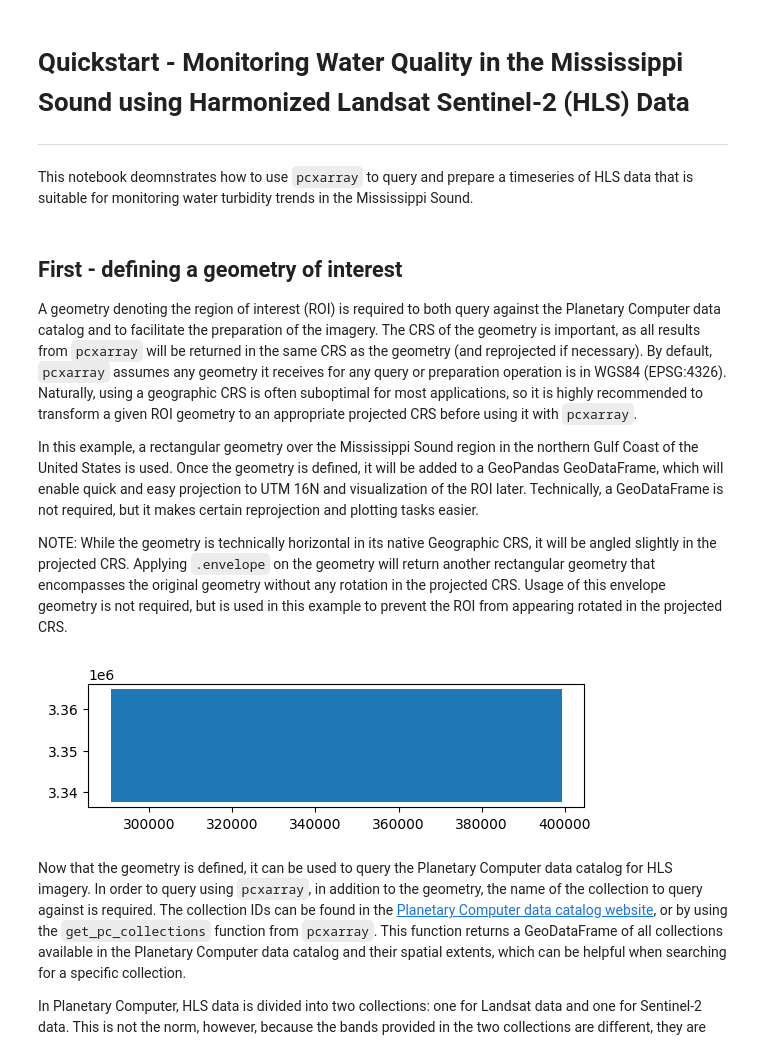
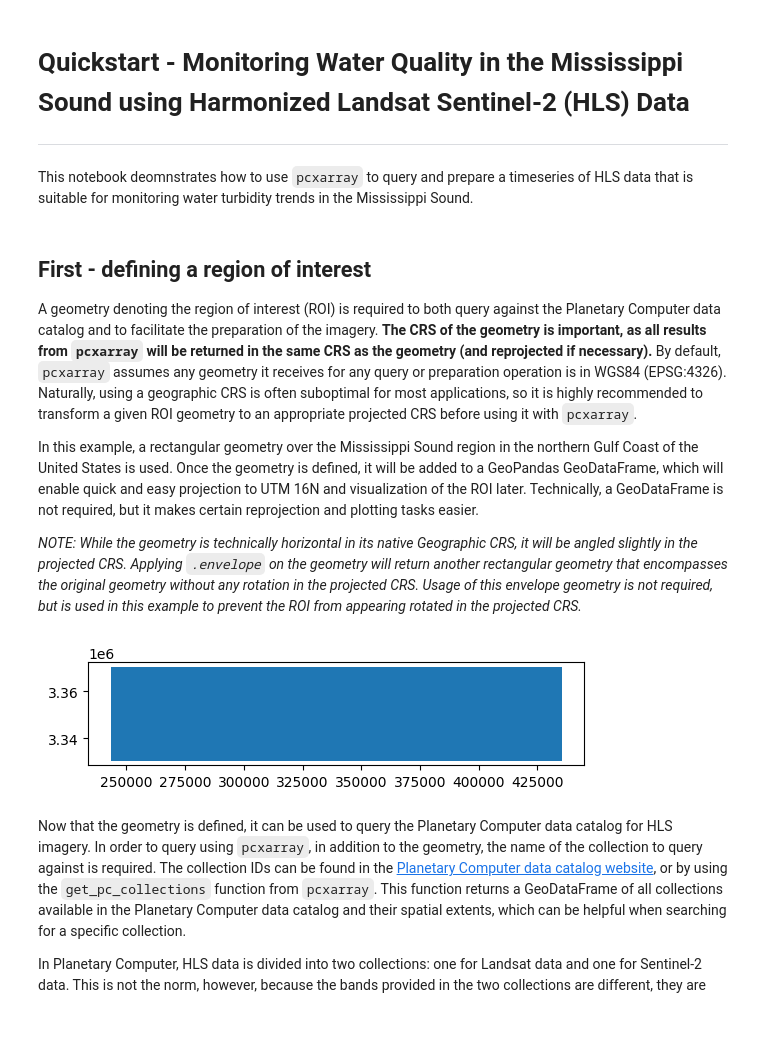
Before and after one commit to gcermsu/pcxarray, a Jupyter notebook: examples/hls_timeseries.ipynb, the cells around one changed output. Saved outputs shown, nothing was run; the diff lists cells and outputs as text; code cells hidden in the pictures; blank space fills up the shorter version.

```diff
--- a/examples/hls_timeseries.ipynb
+++ b/examples/hls_timeseries.ipynb
@@ -3,33 +3,33 @@
 ---
 This notebook deomnstrates how to use `pcxarray` to query and prepare a timeseries of HLS data that is suitable for monitoring water turbidity trends in the Mississippi Sound.
 # %% [markdown]
-## First - defining a geometry of interest
-A geometry denoting the region of interest (ROI) is required to both query against the Planetary Computer data catalog and to facilitate the preparation of the imagery. The CRS of the geometry is important, as all results from `pcxarray` will be returned in the same CRS as the geometry (and reprojected if necessary). By default, `pcxarray` assumes any geometry it receives for any query or preparation operation is in WGS84 (EPSG:4326). Naturally, using a geographic CRS is often suboptimal for most applications, so it is highly recommended to transform a given ROI geometry to an appropriate projected CRS before using it with `pcxarray`.
+## First - defining a region of interest
+A geometry denoting the region of interest (ROI) is required to both query against the Planetary Computer data catalog and to facilitate the preparation of the imagery. **The CRS of the geometry is important, as all results from `pcxarray` will be returned in the same CRS as the geometry (and reprojected if necessary).** By default, `pcxarray` assumes any geometry it receives for any query or preparation operation is in WGS84 (EPSG:4326). Naturally, using a geographic CRS is often suboptimal for most applications, so it is highly recommended to transform a given ROI geometry to an appropriate projected CRS before using it with `pcxarray`.
 
 In this example, a rectangular geometry over the Mississippi Sound region in the northern Gulf Coast of the United States is used. Once the geometry is defined, it will be added to a GeoPandas GeoDataFrame, which will enable quick and easy projection to UTM 16N and visualization of the ROI later. Technically, a GeoDataFrame is not required, but it makes certain reprojection and plotting tasks easier.
 
-NOTE: While the geometry is technically horizontal in its native Geographic CRS, it will be angled slightly in the projected CRS. Applying `.envelope` on the geometry will return another rectangular geometry that encompasses the original geometry without any rotation in the projected CRS. Usage of this envelope geometry is not required, but is used in this example to prevent the ROI from appearing rotated in the projected CRS.
+*NOTE: While the geometry is technically horizontal in its native Geographic CRS, it will be angled slightly in the projected CRS. Applying `.envelope` on the geometry will return another rectangular geometry that encompasses the original geometry without any rotation in the projected CRS. Usage of this envelope geometry is not required, but is used in this example to prevent the ROI from appearing rotated in the projected CRS.*
 # %%
 from shapely.geometry import Polygon
 import geopandas as gpd
 
 utm_16n_crs = "EPSG:32616"  # UTM Zone 16N
 
 geom = Polygon([
-    [-89.17281794385916, 30.397183480922408],
-    [-89.17281794385916, 30.166637880424503],
-    [-88.04772779101836, 30.166637880424503],
-    [-88.04772779101836, 30.397183480922408],
-    [-89.17281794385916, 30.397183480922408],
+    [-89.66184148070946, 30.43851678975875],
+    [-89.66184148070946, 30.10426503400744],
+    [-87.67251376704150, 30.10426503400744],
+    [-87.67251376704150, 30.43851678975875],
+    [-89.66184148070946, 30.43851678975875]
 ])
 ms_sound_gdf = gpd.GeoDataFrame({"geometry": [geom]}, crs="EPSG:4326")
 ms_sound_gdf = ms_sound_gdf.to_crs(utm_16n_crs)  # UTM 16N
 ms_sound_gdf["geometry"] = ms_sound_gdf["geometry"].envelope  # Get the envelope to avoid rotation in UTM
 ms_sound_gdf.plot()
 
 roi_geom = ms_sound_gdf["geometry"].values[0]
 # %% [output]
-[figure, old version]
+[figure, new version]
 # %% [markdown]
 Now that the geometry is defined, it can be used to query the Planetary Computer data catalog for HLS imagery. In order to query using `pcxarray`, in addition to the geometry, the name of the collection to query against is required. The collection IDs can be found in the [Planetary Computer data catalog website](https://planetarycomputer.microsoft.com/catalog), or by using the `get_pc_collections` function from `pcxarray`. This function returns a GeoDataFrame of all collections available in the Planetary Computer data catalog and their spatial extents, which can be helpful when searching for a specific collection.
 
```
Also changed, not shown: parts of 14 cells of this notebook, 6 other files.
